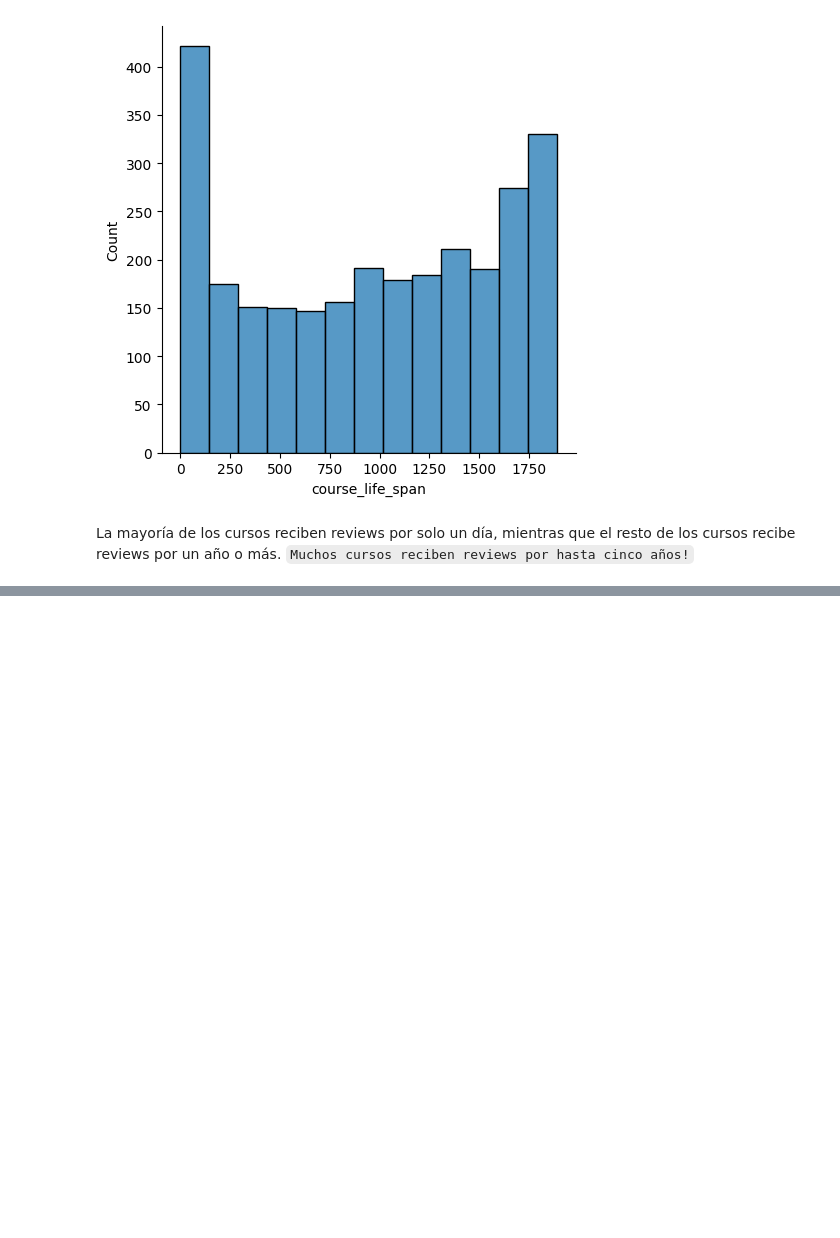
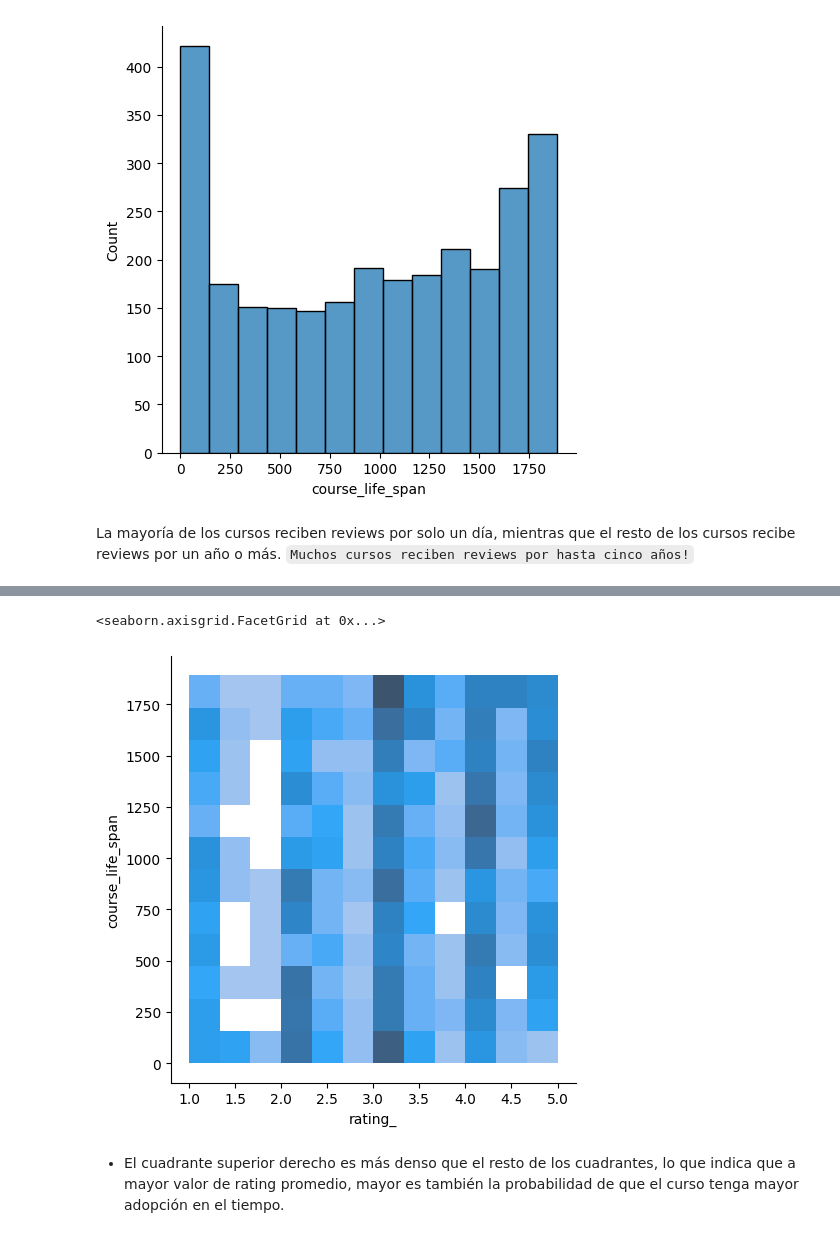
Before and after one commit to fembrioni/henry-pi02-moocs, a Jupyter notebook: code/EDA coursera.ipynb, the cells around one changed output, grey strips where cells are left out. Cells and saved outputs as stored; diff of their text form; code cells hidden in the pictures; blank space fills up the shorter version.

Commit message:
Mejoras al EDA de Coursera

```diff
--- a/code/EDA coursera.ipynb
+++ b/code/EDA coursera.ipynb
@@ -216,0 +217,2 @@ La mayoría de los cursos reciben reviews por solo un día, mientras que el rest
+# %%
+life_span_and_rating_df = coursera_reviews_curso_df.groupby('course_life_span', as_index=False).mean('rating')
@@ -216,0 +235,7 @@ La mayoría de los cursos reciben reviews por solo un día, mientras que el rest
+# %%
+sns.displot(life_span_and_rating_df, x='rating_', y='course_life_span')
+# %% [output]
+<seaborn.axisgrid.FacetGrid at 0x...>
+[figure, added]
+# %% [markdown]
+- El cuadrante superior derecho es más denso que el resto de los cuadrantes, lo que indica que a mayor valor de rating promedio, mayor es también la probabilidad de que el curso tenga mayor adopción en el tiempo.
```
Also changed, not shown: parts of 3 cells of this notebook.
